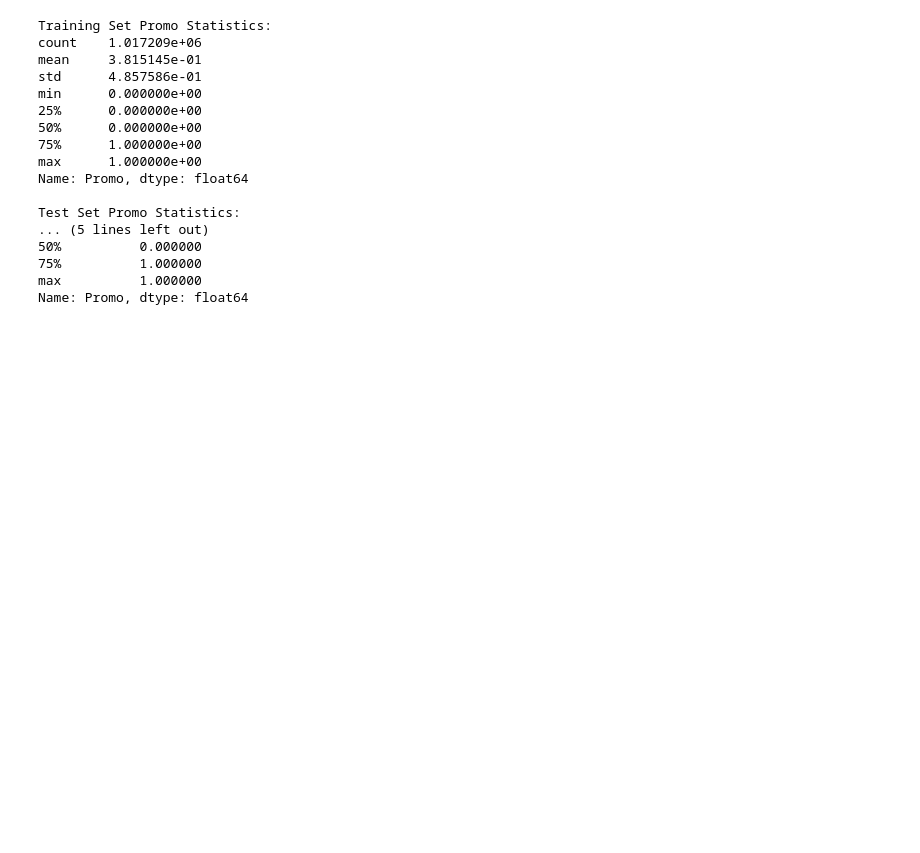
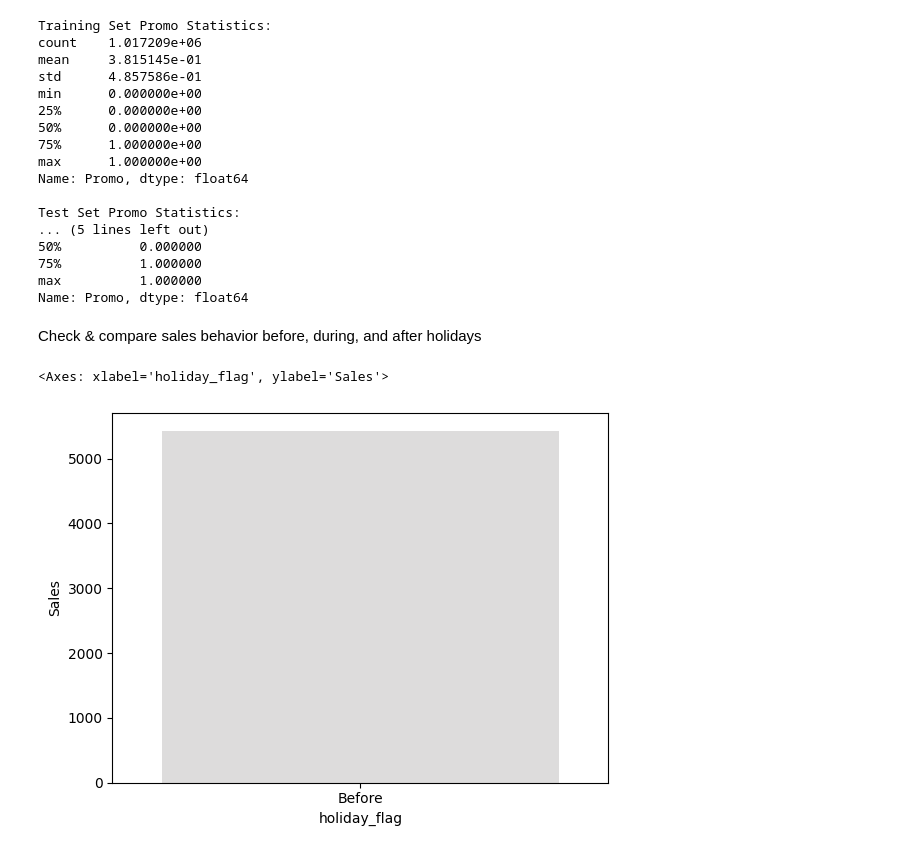
Before and after one commit to medhanittes/Rossmann_Pharma, a Jupyter notebook: notebook/exploration.ipynb, the cells around one changed output. Drawn from its saved outputs; the diff is of its cells as text; code cells hidden in the pictures; blank space fills up the shorter version.

```diff
--- a/notebook/exploration.ipynb
+++ b/notebook/exploration.ipynb
@@ -121,3 +123,31 @@ Test Set Promo Statistics:
 75%          1.000000
 max          1.000000
 Name: Promo, dtype: float64
+# %%
+# Convert 'Date' to datetime format
+train_data['Date'] = pd.to_datetime(train_data['Date'])
+test_data['Date'] = pd.to_datetime(test_data['Date'])
+# %% [markdown]
+ Check & compare sales behavior before, during, and after holidays
+# %%
+# Check if train_data is empty
+if train_data.empty:
+    print("train_data is empty.")
+
+# Ensure holidays is in datetime format
+holidays = pd.to_datetime(holidays)
+
+# Ensure train_data['Date'] is also in datetime format
+train_data['Date'] = pd.to_datetime(train_data['Date'])
+
+# Set default holiday flag
+train_data['holiday_flag'] = 0  # Default: no holiday
+
+# Set holiday flag based on holidays list
+train_data.loc[train_data['Date'].isin(holidays), 'holiday_flag'] = 2  # During holiday
+
+# Create the bar plot with updated Seaborn call
+sns.barplot(hue='holiday_flag', x='holiday_flag', y='Sales', data=avg_sales, palette='coolwarm', legend=False)  # Updated
+# %% [output]
+<Axes: xlabel='holiday_flag', ylabel='Sales'>
+[figure, added]
```
Also changed, not shown: parts of 20 cells of this notebook.
